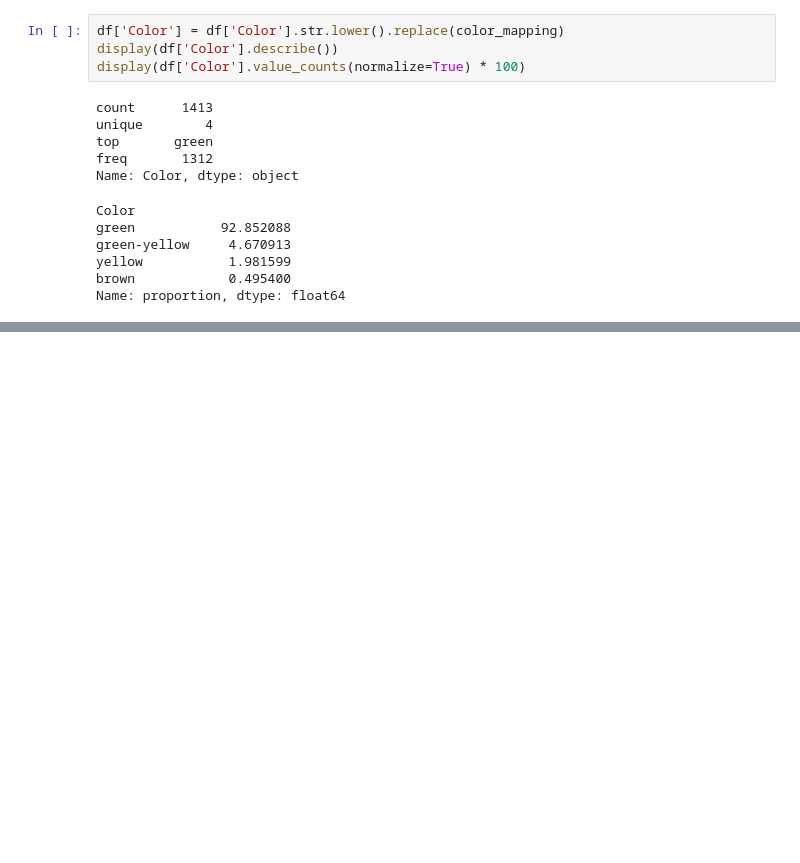
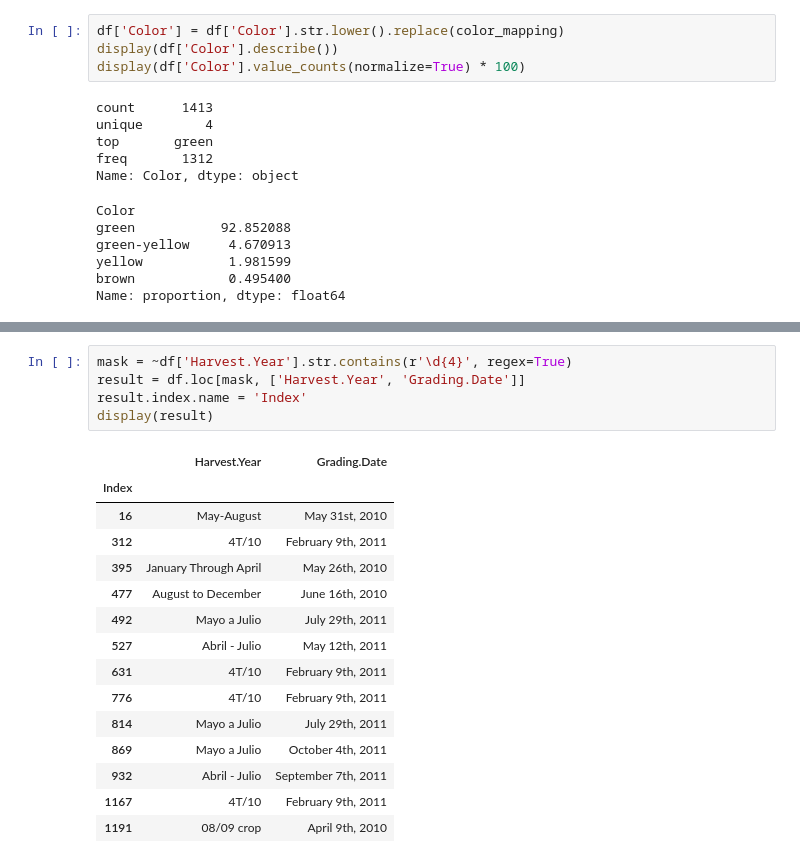
Before and after one commit to SonalJayasinghe/brewlytics, a Jupyter notebook: src/coffee filter/coffee_filter.ipynb, the cells around one changed output, grey strips where cells are left out. Cells and saved outputs as stored; diff of their text form; blank space fills up the shorter version.

```diff
--- a/src/coffee filter/coffee_filter.ipynb
+++ b/src/coffee filter/coffee_filter.ipynb
@@ -820,0 +828,21 @@ Name: proportion, dtype: float64
+# %%
+mask = ~df['Harvest.Year'].str.contains(r'\d{4}', regex=True)
+result = df.loc[mask, ['Harvest.Year', 'Grading.Date']]
+result.index.name = 'Index'
+display(result)
+# %% [output]
+|  | Harvest.Year | Grading.Date |
+| Index |  |  |
+| 16 | May-August | May 31st, 2010 |
+| 312 | 4T/10 | February 9th, 2011 |
+| 395 | January Through April | May 26th, 2010 |
+| 477 | August to December | June 16th, 2010 |
+| 492 | Mayo a Julio | July 29th, 2011 |
+| 527 | Abril - Julio | May 12th, 2011 |
+| 631 | 4T/10 | February 9th, 2011 |
+| 776 | 4T/10 | February 9th, 2011 |
+| 814 | Mayo a Julio | July 29th, 2011 |
+| 869 | Mayo a Julio | October 4th, 2011 |
+| 932 | Abril - Julio | September 7th, 2011 |
+| 1167 | 4T/10 | February 9th, 2011 |
+| 1191 | 08/09 crop | April 9th, 2010 |
```
Also changed, not shown: parts of 13 cells of this notebook.
